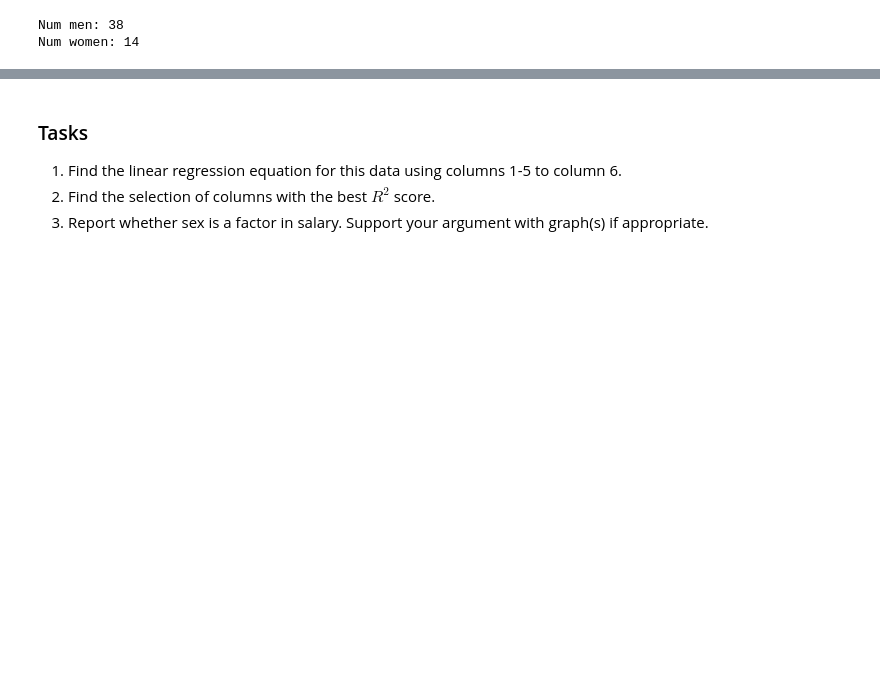
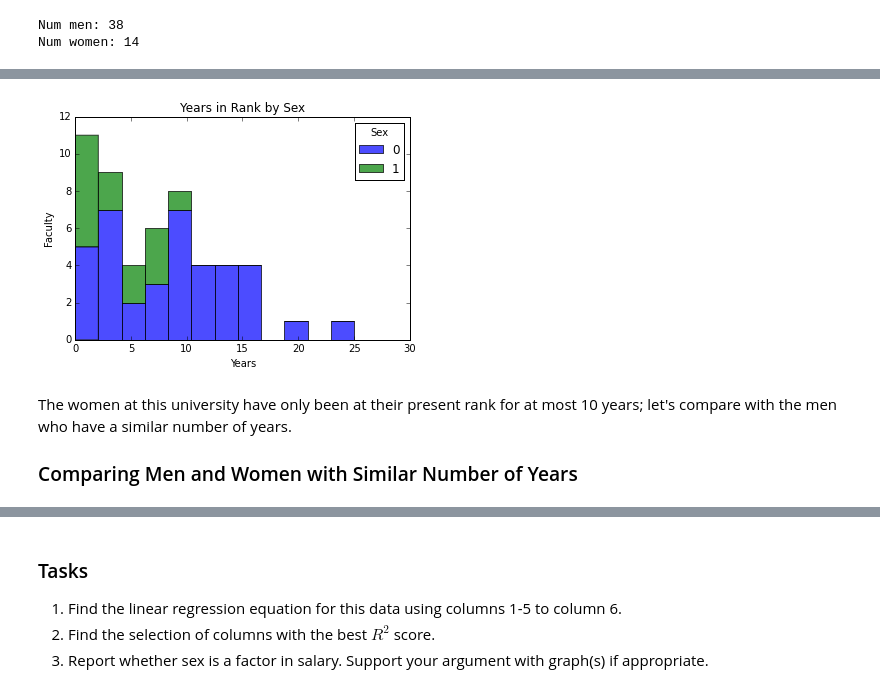
Before and after one commit to ahartz1/linear-regression, a Jupyter notebook: simple-linear-regression.ipynb, the cells around one changed output, grey strips where cells are left out. Drawn from its saved outputs; the diff is of its cells as text; code cells hidden in the pictures; blank space fills up the shorter version.

```diff
--- a/simple-linear-regression.ipynb
+++ b/simple-linear-regression.ipynb
@@ -212,0 +236,13 @@ Num women: 14
+# %%
+df_sd.pivot_table(index=df_sd.index, columns='Sex', values='Year').plot(kind='hist', alpha=0.7,
+                                                                        stacked=True, bins=12,
+                                                                        title='Years in Rank by Sex')
+plt.xlabel('Years')
+plt.ylabel('Faculty')
+plt.show()
+# %% [output]
+[figure, added]
+# %% [markdown]
+The women at this university have only been at their present rank for at most 10 years; let's compare with the men who have a similar number of years.
+
+### Comparing Men and Women with Similar Number of Years
```
Also changed, not shown: parts of 19 cells of this notebook.
